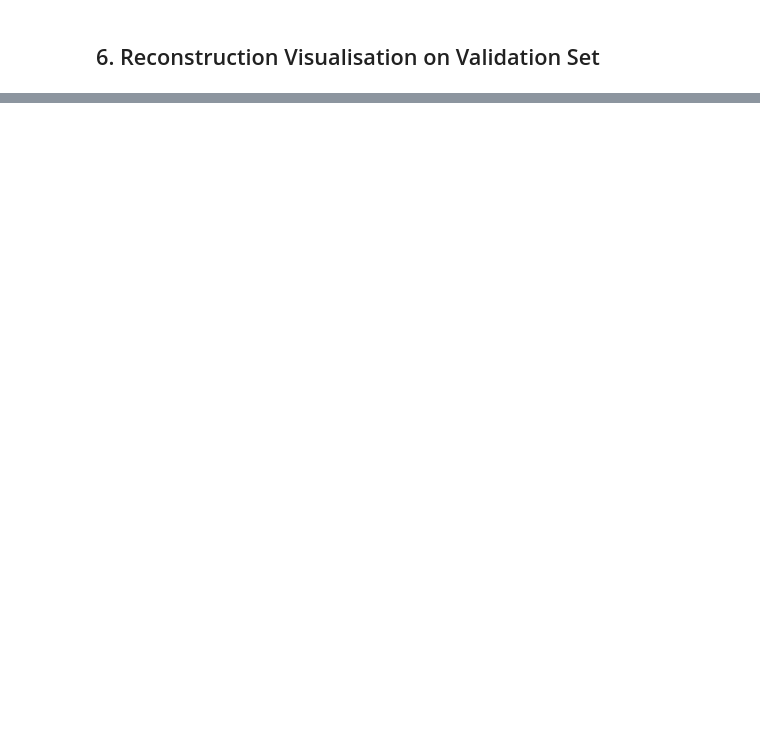
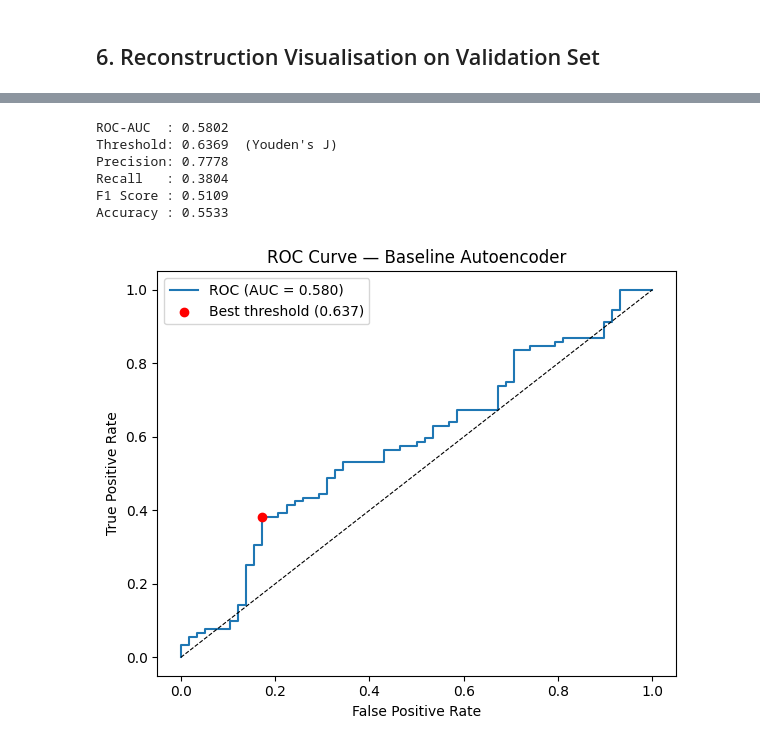
Before and after one commit to jialetoh/50039-proj-group07-2026, a Jupyter notebook: notebooks/02_baseline_autoencoder.ipynb, the cells around one changed output, grey strips where cells are left out. Saved outputs shown, nothing was run; the diff lists cells and outputs as text; code cells hidden in the pictures; blank space fills up the shorter version.

Commit message:
update 02 to include testing accuracy

```diff
--- a/notebooks/02_baseline_autoencoder.ipynb
+++ b/notebooks/02_baseline_autoencoder.ipynb
@@ -93,8 +129,8 @@ Train the autoencoder on normal images only using MAE (L1) loss.
 # %%
 import torch.optim as optim
 
-NUM_EPOCHS = 50
-LR         = 1e-3
+NUM_EPOCHS = 100  #50
+LR         = 1e-2 #1e-3
 
 criterion = torch.nn.L1Loss()  # MAE loss
 optimizer = optim.Adam(model.parameters(), lr=LR)
@@ -174,0 +260,47 @@ plt.show()
+# %%
+# 7.2 ROC-AUC and classification metrics at the optimal threshold
+from sklearn.metrics import (roc_auc_score, roc_curve,
+                             precision_score, recall_score,
+                             f1_score, accuracy_score)
+
+auc = roc_auc_score(all_labels, recon_errors)
+fpr, tpr, thresholds = roc_curve(all_labels, recon_errors)
+
+# Youden's J statistic: maximise TPR - FPR
+j_scores = tpr - fpr
+best_idx  = np.argmax(j_scores)
+best_thr  = thresholds[best_idx]
+
+preds = (recon_errors >= best_thr).astype(int)
+prec  = precision_score(all_labels, preds, zero_division=0)
+rec   = recall_score(all_labels, preds)
+f1    = f1_score(all_labels, preds)
+acc   = accuracy_score(all_labels, preds)
+
+print(f'ROC-AUC  : {auc:.4f}')
+print(f'Threshold: {best_thr:.4f}  (Youden\'s J)')
+print(f'Precision: {prec:.4f}')
+print(f'Recall   : {rec:.4f}')
+print(f'F1 Score : {f1:.4f}')
+print(f'Accuracy : {acc:.4f}')
+
+# Plot ROC curve
+plt.figure(figsize=(6, 5))
+plt.plot(fpr, tpr, label=f'ROC (AUC = {auc:.3f})')
+plt.scatter(fpr[best_idx], tpr[best_idx], color='red', zorder=5,
+            label=f'Best threshold ({best_thr:.3f})')
+plt.plot([0, 1], [0, 1], 'k--', linewidth=0.8)
+plt.xlabel('False Positive Rate')
+plt.ylabel('True Positive Rate')
+plt.title('ROC Curve — Baseline Autoencoder')
+plt.legend()
+plt.tight_layout()
+plt.show()
+# %% [output]
+ROC-AUC  : 0.5802
+Threshold: 0.6369  (Youden's J)
+Precision: 0.7778
+Recall   : 0.3804
+F1 Score : 0.5109
+Accuracy : 0.5533
+[figure, added]
```
Also changed, not shown: parts of 15 cells of this notebook.
